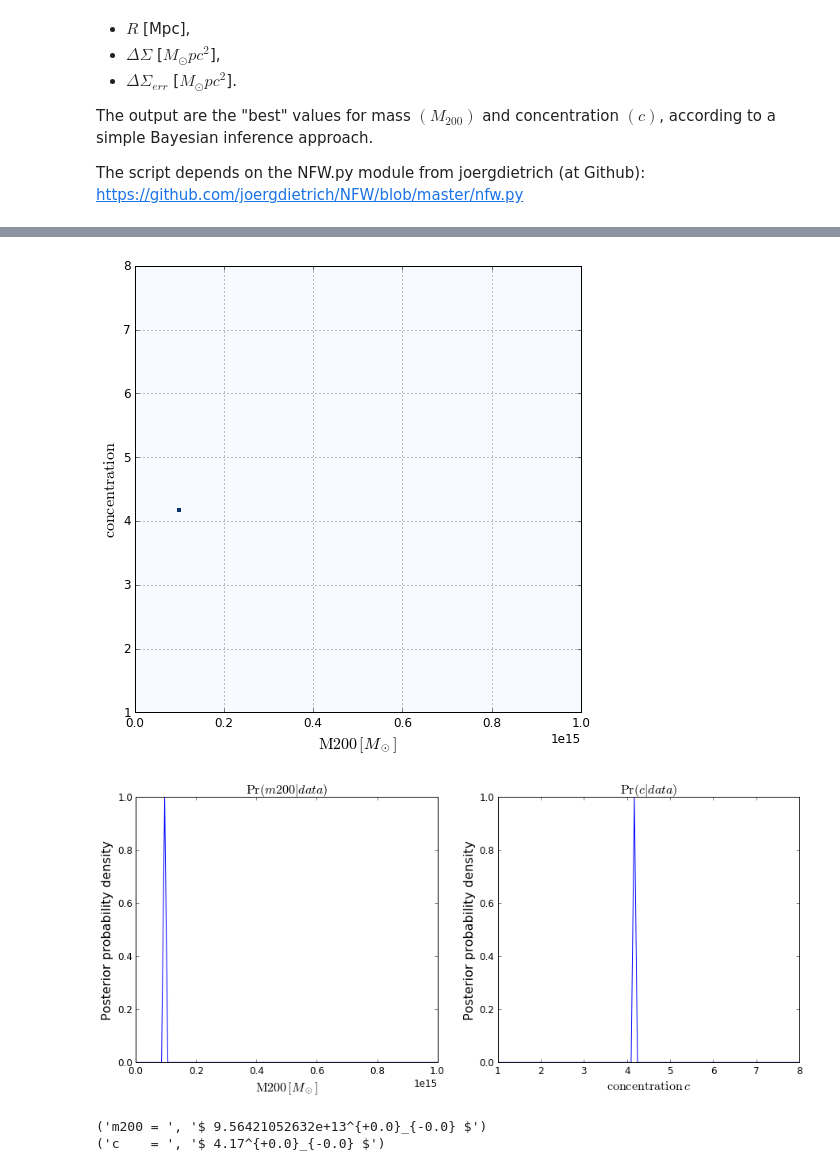
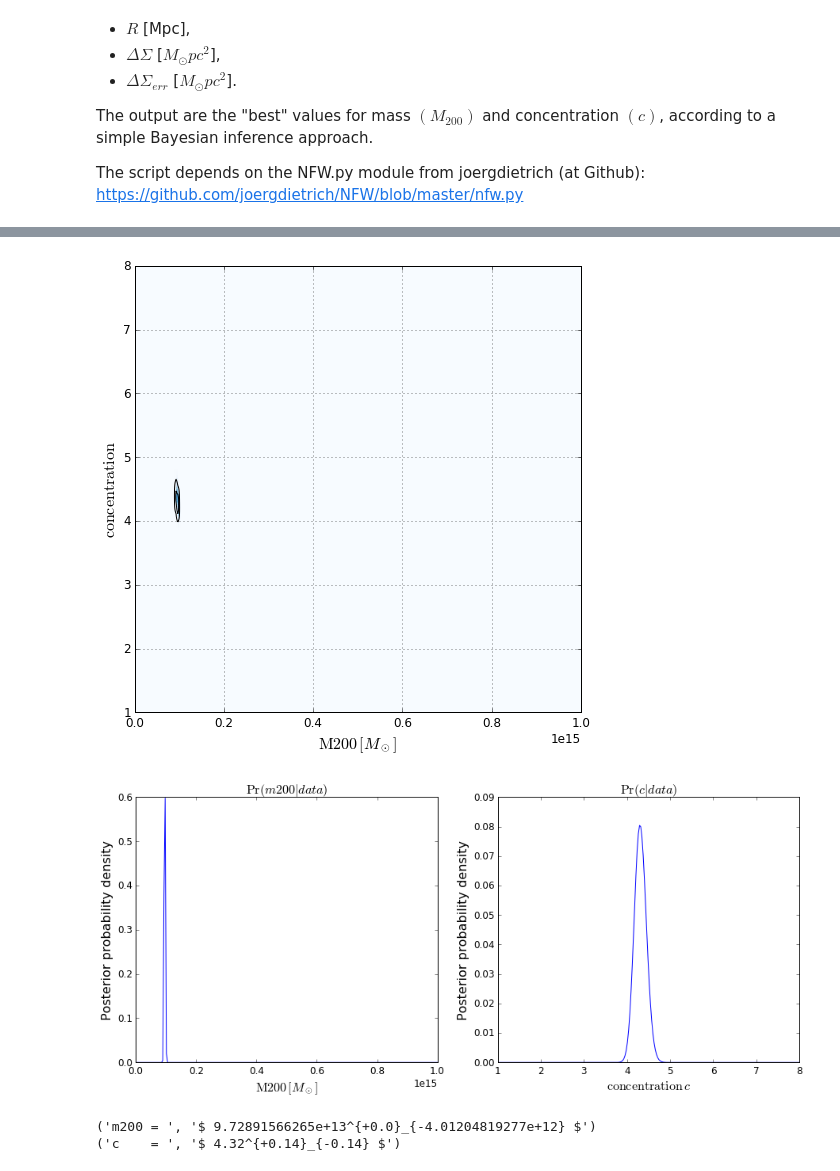
Before and after one commit to MariaElidaiana/AstroHackWeek, a Jupyter notebook: FittingNFW2toDSigma.ipynb, the cells around one changed output, grey strips where cells are left out. Saved outputs shown, nothing was run; the diff lists cells and outputs as text; code cells hidden in the pictures.

```diff
--- a/FittingNFW2toDSigma.ipynb
+++ b/FittingNFW2toDSigma.ipynb
@@ -99,7 +99,7 @@ def log_posterior(R, DSobs, DSerr, m200, c):
 # %%
 # Set up parameter grids:
 
-npix = 96
+npix = 250
 m200min,m200max = 1e12, 1e15
 cmin,cmax = 1, 8
 m200grid = np.linspace(m200min,m200max,npix)
@@ -113,34 +113,34 @@ for i,m200 in enumerate(m200grid):
         logprob[j,i] = log_posterior(R,DSobs,DSerr,m200,c)
 
 # Normalize and exponentiate to get posterior density:
 Z = np.max(logprob)
 
 prob = np.exp(logprob - Z)
 
 norm = np.sum(prob)
 prob /= norm
 
 sorted = np.sort(prob.flatten())
 C = sorted.cumsum()
 
 # Find the pixel values that lie at the levels that contain
 # 68% and 95% of the probability:
 lvl68 = np.min(sorted[C > (1.0 - 0.68)])
 lvl95 = np.min(sorted[C > (1.0 - 0.95)])
 
 plt.figure
 fig = plt.figure(figsize=(8, 8))
 plt.imshow(prob, origin='lower', cmap='Blues', interpolation='none', extent=[m200min,m200max,cmin,cmax], aspect='auto')
 try:
     plt.contour(prob,[lvl95,lvl68],colors='black',extent=[m200min,m200max,cmin,cmax], aspect='auto')
 except ValueError: # for nfwsim
     plt.contour(prob,[lvl68],colors='black',extent=[m200min,m200max,cmin,cmax], aspect='auto')
 plt.grid()
 plt.xlabel(r'$ {\rm M200} \, [M_\odot]$', fontsize=16)
 plt.ylabel(r'$ {\rm concentration} $', fontsize=16)
 plt.show()
 # %% [output]
-[figure, old version]
+[figure, new version]
 # %%
 # Plot 1D distributions:
 
@@ -162,7 +162,7 @@ ax[1].set_xlabel(r'$ {\rm concentration} \, c $', fontsize=16)
 ax[1].set_ylabel('Posterior probability density', fontsize=16)
 plt.show()
 # %% [output]
-[figure, old version]
+[figure, new version]
 # %%
 # Compress each PDF into a median and 68% credible interval, and report:
 
@@ -189,8 +189,8 @@ def compress_1D_pdf(x,pr,ci=68,dp=1):
 print("m200 = ",compress_1D_pdf(m200grid,prob_m200_given_data,ci=68,dp=2)[0])
 print("c    = ",compress_1D_pdf(cgrid,prob_c_given_data,ci=68,dp=2)[0])
 # %% [output]
-('m200 = ', '$ 9.56421052632e+13^{+0.0}_{-0.0} $')
-('c    = ', '$ 4.17^{+0.0}_{-0.0} $')
+('m200 = ', '$ 9.72891566265e+13^{+0.0}_{-4.01204819277e+12} $')
+('c    = ', '$ 4.32^{+0.14}_{-0.14} $')
 # %%
 # Plotting the results...
 
```
Also changed, not shown: parts of 3 cells of this notebook, 1 other file.
